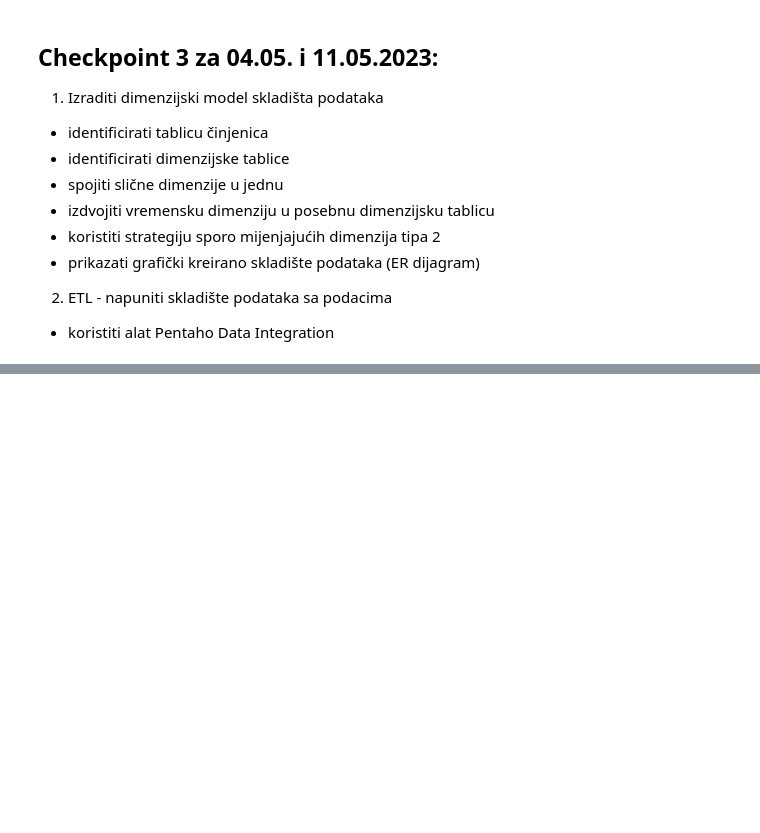
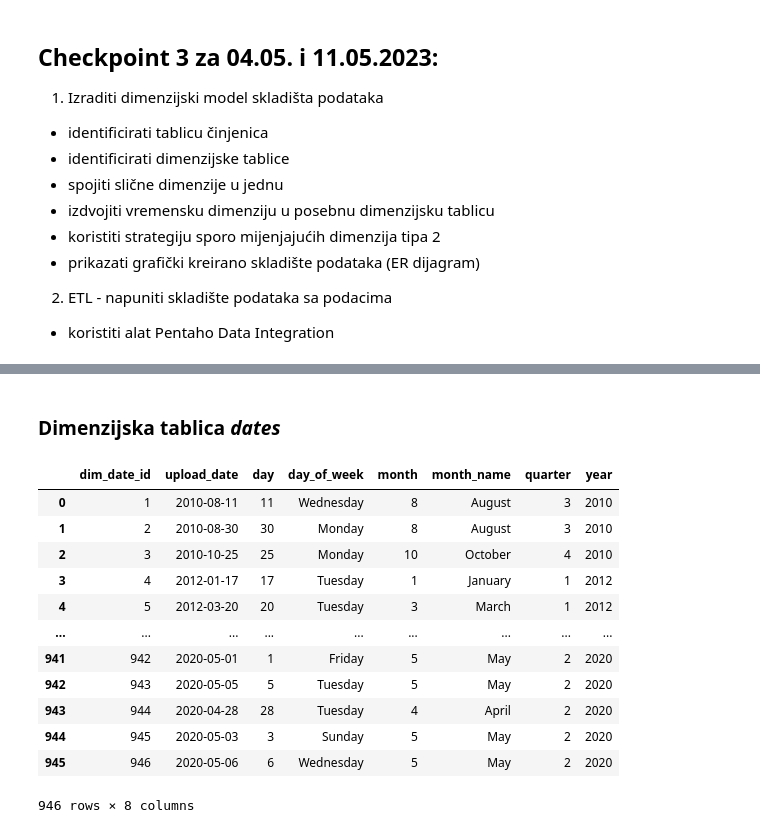
Before and after one commit to alanbubalo/spi-projekt, a Jupyter notebook: project.ipynb, the cells around one changed output, grey strips where cells are left out. Cells and saved outputs as stored; diff of their text form; code cells hidden in the pictures; blank space fills up the shorter version.

```diff
--- a/project.ipynb
+++ b/project.ipynb
@@ -708,0 +755,30 @@ PostgreSQL tablice su kreirane i popunjene.
+# %% [markdown]
+### Dimenzijska tablica *dates*
+# %%
+upload_dates = advertisements_df['upload_date'].unique()
+
+dim_dates_df = pd.DataFrame({'upload_date': pd.to_datetime(upload_dates)})
+dim_dates_df['dim_date_id'] = dim_dates_df.index + 1
+dim_dates_df['day'] = dim_dates_df['upload_date'].dt.day
+dim_dates_df['day_of_week'] = dim_dates_df['upload_date'].dt.day_name()
+dim_dates_df['month'] = dim_dates_df['upload_date'].dt.month
+dim_dates_df['month_name'] = dim_dates_df['upload_date'].dt.month_name()
+dim_dates_df['quarter'] = dim_dates_df['upload_date'].dt.quarter
+dim_dates_df['year'] = dim_dates_df['upload_date'].dt.year
+dim_dates_df = dim_dates_df[['dim_date_id', 'upload_date', 'day', 'day_of_week', 'month', 'month_name', 'quarter', 'year']]
+
+dim_dates_df
+# %% [output]
+|  | dim_date_id | upload_date | day | day_of_week | month | month_name | quarter | year |
+| 0 | 1 | 2010-08-11 | 11 | Wednesday | 8 | August | 3 | 2010 |
+| 1 | 2 | 2010-08-30 | 30 | Monday | 8 | August | 3 | 2010 |
+| 2 | 3 | 2010-10-25 | 25 | Monday | 10 | October | 4 | 2010 |
+| 3 | 4 | 2012-01-17 | 17 | Tuesday | 1 | January | 1 | 2012 |
+| 4 | 5 | 2012-03-20 | 20 | Tuesday | 3 | March | 1 | 2012 |
+| ... | ... | ... | ... | ... | ... | ... | ... | ... |
+| 941 | 942 | 2020-05-01 | 1 | Friday | 5 | May | 2 | 2020 |
+| 942 | 943 | 2020-05-05 | 5 | Tuesday | 5 | May | 2 | 2020 |
+| 943 | 944 | 2020-04-28 | 28 | Tuesday | 4 | April | 2 | 2020 |
+| 944 | 945 | 2020-05-03 | 3 | Sunday | 5 | May | 2 | 2020 |
+| 945 | 946 | 2020-05-06 | 6 | Wednesday | 5 | May | 2 | 2020 |
+946 rows × 8 columns
```
Also changed, not shown: parts of 30 cells of this notebook, 4 other files.
